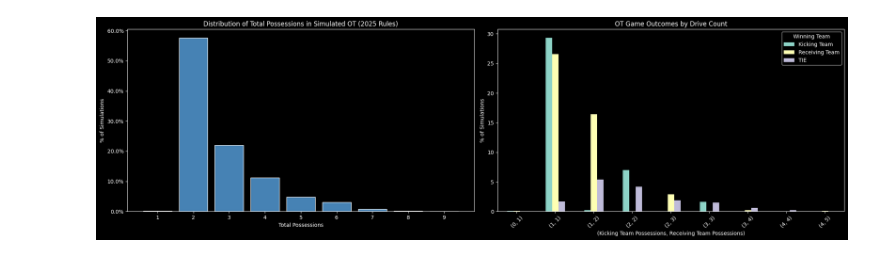
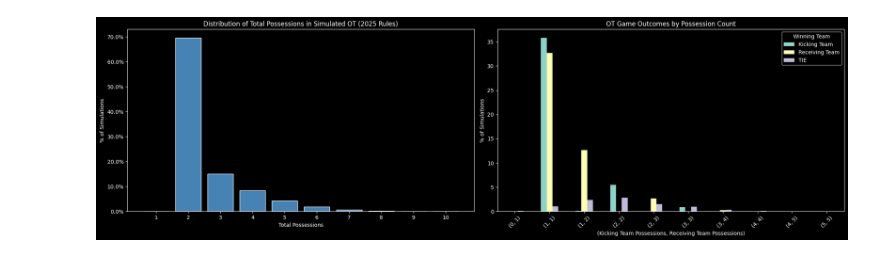
Before and after one commit to njlewin/NFL_Overtime_Model, a Jupyter notebook: Evaluation.ipynb, the cells around one changed output. Cells and saved outputs as stored; diff of their text form; code cells hidden in the pictures.

```diff
--- a/Evaluation.ipynb
+++ b/Evaluation.ipynb
@@ -10,5 +15,5 @@ from simulation.simulate import *
 # %%
-df = simulate_overtimes(2025, 1000, go_for_ties=True, write_output=True)
-df['Winning Team'].value_counts(normalize=True)
+df2025 =pd.read_csv(output_file(2025, go_for_ties=False))
+df2025['Winning Team'].value_counts(normalize=True)
 # %% [output]
 Winning Team
@@ -37,31 +49,31 @@ plt.show()
 # %%
 fig, (ax1, ax2) = plt.subplots(1, 2, figsize=(20, 6))
 
 # Top: outcomes by drive count
 counts = (
-    df.groupby(['Kicking Team Possessions', 'Receiving Team Possessions', 'Winning Team'])['Winning Team']
+    df2025.groupby(['Kicking Team Possessions', 'Receiving Team Possessions', 'Winning Team'])['Winning Team']
     .count()
     .unstack('Winning Team', fill_value=0)
 )
-pcts = counts / len(df) * 100
+pcts = counts / len(df2025) * 100
 pcts.plot(kind='bar', ax=ax2)
 ax2.set_xlabel('(Kicking Team Possessions, Receiving Team Possessions)')
 ax2.set_ylabel('% of Simulations')
-ax2.set_title('OT Game Outcomes by Drive Count')
+ax2.set_title('OT Game Outcomes by Possession Count')
 ax2.legend(title='Winning Team')
 ax2.tick_params(axis='x', rotation=45)
 
 # Bottom: total possession distribution
-df['total_possessions'] = df['Kicking Team Possessions'] + df['Receiving Team Possessions']
-possession_counts = df['total_possessions'].value_counts(normalize=True).sort_index() * 100
+df2025['total_possessions'] = df2025['Kicking Team Possessions'] + df2025['Receiving Team Possessions']
+possession_counts = df2025['total_possessions'].value_counts(normalize=True).sort_index() * 100
 ax1.bar(possession_counts.index, possession_counts.values, color='steelblue', edgecolor='white')
 ax1.set_xlabel('Total Possessions')
 ax1.set_ylabel('% of Simulations')
 ax1.set_title('Distribution of Total Possessions in Simulated OT (2025 Rules)')
 ax1.set_xticks(possession_counts.index)
 ax1.yaxis.set_major_formatter(plt.FuncFormatter(lambda x, _: f'{x:.1f}%'))
 
 plt.tight_layout()
 plt.show()
 # %% [output]
-[figure, old version]
+[figure, new version]
```
Also changed, not shown: parts of 8 cells of this notebook, 17 other files.
